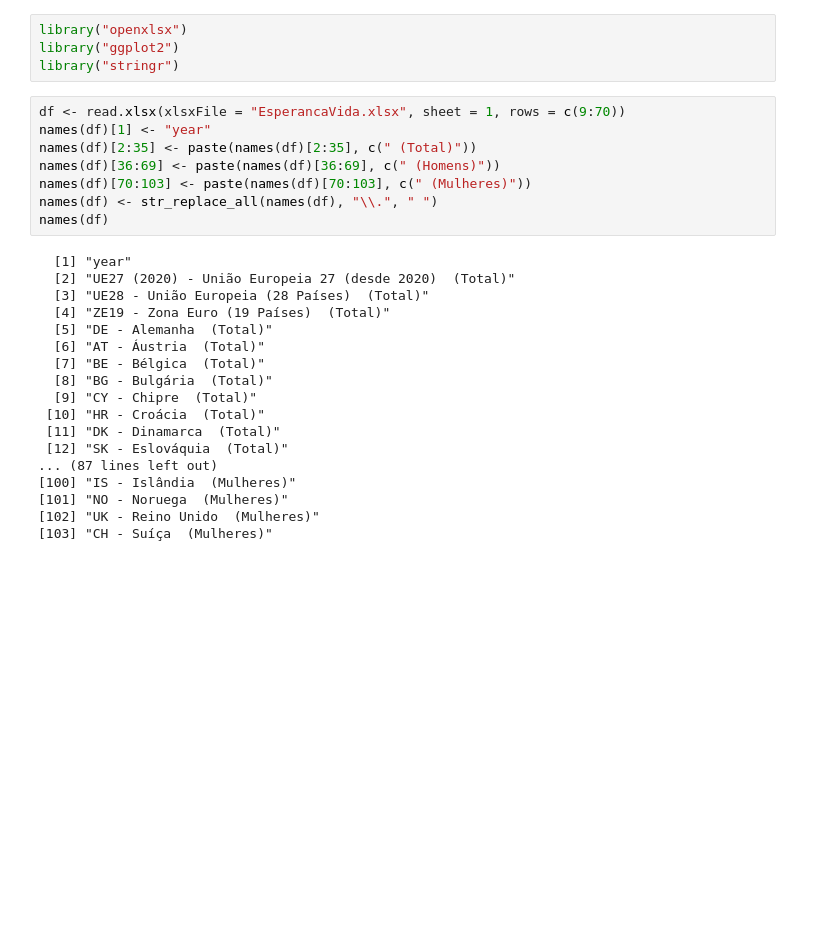
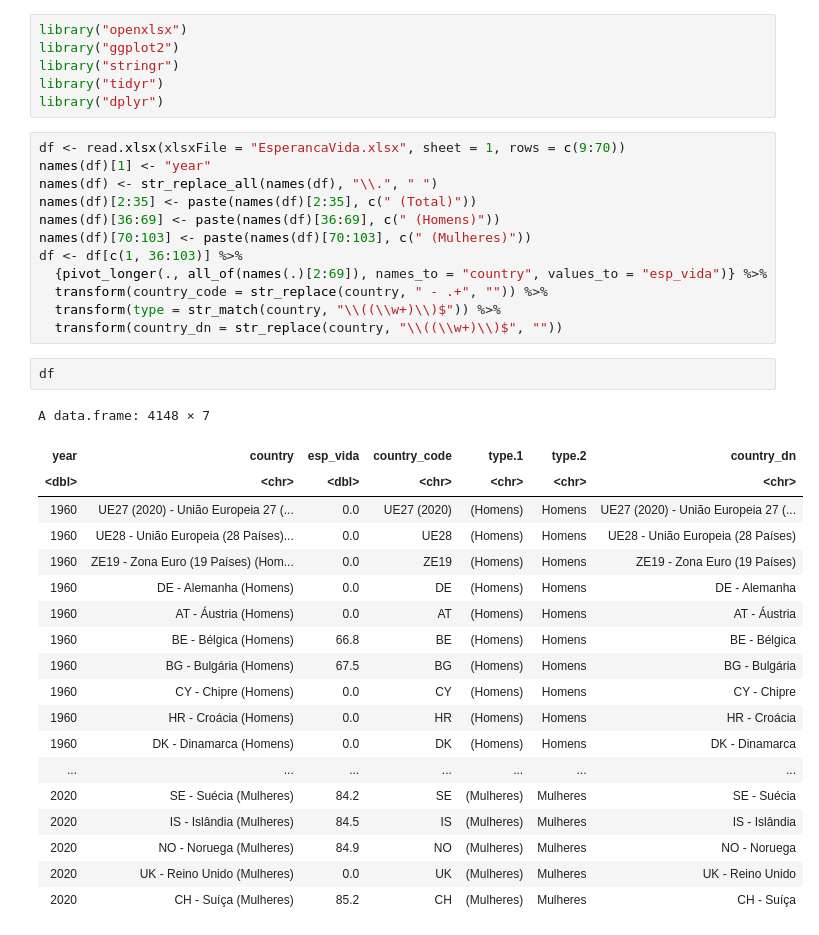
Before and after one commit to diogotcorreia/projeto-computacional-pe, a Jupyter notebook: ex02/ex02.ipynb, the cells around one changed output. Cells and saved outputs as stored; diff of their text form; blank space fills up the shorter version.

```diff
--- a/ex02/ex02.ipynb
+++ b/ex02/ex02.ipynb
@@ -2,29 +2,39 @@
 library("openxlsx")
 library("ggplot2")
 library("stringr")
+library("tidyr")
+library("dplyr")
 # %%
 df <- read.xlsx(xlsxFile = "EsperancaVida.xlsx", sheet = 1, rows = c(9:70))
 names(df)[1] <- "year"
+names(df) <- str_replace_all(names(df), "\\.", " ")
 names(df)[2:35] <- paste(names(df)[2:35], c(" (Total)"))
 names(df)[36:69] <- paste(names(df)[36:69], c(" (Homens)"))
 names(df)[70:103] <- paste(names(df)[70:103], c(" (Mulheres)"))
-names(df) <- str_replace_all(names(df), "\\.", " ")
-names(df)
+df <- df[c(1, 36:103)] %>%
+  {pivot_longer(., all_of(names(.)[2:69]), names_to = "country", values_to = "esp_vida")} %>%
+  transform(country_code = str_replace(country, " - .+", "")) %>%
+  transform(type = str_match(country, "\\((\\w+)\\)$")) %>%
+  transform(country_dn = str_replace(country, "\\((\\w+)\\)$", ""))
-# %% [output]
-  [1] "year"
-  [2] "UE27 (2020) - União Europeia 27 (desde 2020)  (Total)"
-  [3] "UE28 - União Europeia (28 Países)  (Total)"
-  [4] "ZE19 - Zona Euro (19 Países)  (Total)"
-  [5] "DE - Alemanha  (Total)"
-  [6] "AT - Áustria  (Total)"
-  [7] "BE - Bélgica  (Total)"
-  [8] "BG - Bulgária  (Total)"
-  [9] "CY - Chipre  (Total)"
- [10] "HR - Croácia  (Total)"
- [11] "DK - Dinamarca  (Total)"
- [12] "SK - Eslováquia  (Total)"
-... (87 lines left out)
-[100] "IS - Islândia  (Mulheres)"
-[101] "NO - Noruega  (Mulheres)"
-[102] "UK - Reino Unido  (Mulheres)"
-[103] "CH - Suíça  (Mulheres)"
+# %%
+df
+# %% [output]
+A data.frame: 4148 × 7
+| year | country | esp_vida | country_code | type.1 | type.2 | country_dn |
+| <dbl> | <chr> | <dbl> | <chr> | <chr> | <chr> | <chr> |
+| 1960 | UE27 (2020) - União Europeia 27 (... | 0.0 | UE27 (2020) | (Homens) | Homens | UE27 (2020) - União Europeia 27 (... |
+| 1960 | UE28 - União Europeia (28 Países)... | 0.0 | UE28 | (Homens) | Homens | UE28 - União Europeia (28 Países) |
+| 1960 | ZE19 - Zona Euro (19 Países) (Hom... | 0.0 | ZE19 | (Homens) | Homens | ZE19 - Zona Euro (19 Países) |
+| 1960 | DE - Alemanha (Homens) | 0.0 | DE | (Homens) | Homens | DE - Alemanha |
+| 1960 | AT - Áustria (Homens) | 0.0 | AT | (Homens) | Homens | AT - Áustria |
+| 1960 | BE - Bélgica (Homens) | 66.8 | BE | (Homens) | Homens | BE - Bélgica |
+| 1960 | BG - Bulgária (Homens) | 67.5 | BG | (Homens) | Homens | BG - Bulgária |
+| 1960 | CY - Chipre (Homens) | 0.0 | CY | (Homens) | Homens | CY - Chipre |
+| 1960 | HR - Croácia (Homens) | 0.0 | HR | (Homens) | Homens | HR - Croácia |
+| 1960 | DK - Dinamarca (Homens) | 0.0 | DK | (Homens) | Homens | DK - Dinamarca |
+| ... | ... | ... | ... | ... | ... | ... |
+| 2020 | SE - Suécia (Mulheres) | 84.2 | SE | (Mulheres) | Mulheres | SE - Suécia |
+| 2020 | IS - Islândia (Mulheres) | 84.5 | IS | (Mulheres) | Mulheres | IS - Islândia |
+| 2020 | NO - Noruega (Mulheres) | 84.9 | NO | (Mulheres) | Mulheres | NO - Noruega |
+| 2020 | UK - Reino Unido (Mulheres) | 0.0 | UK | (Mulheres) | Mulheres | UK - Reino Unido |
+| 2020 | CH - Suíça (Mulheres) | 85.2 | CH | (Mulheres) | Mulheres | CH - Suíça |
```
Also changed, not shown: parts of 3 cells of this notebook, 3 other files.
